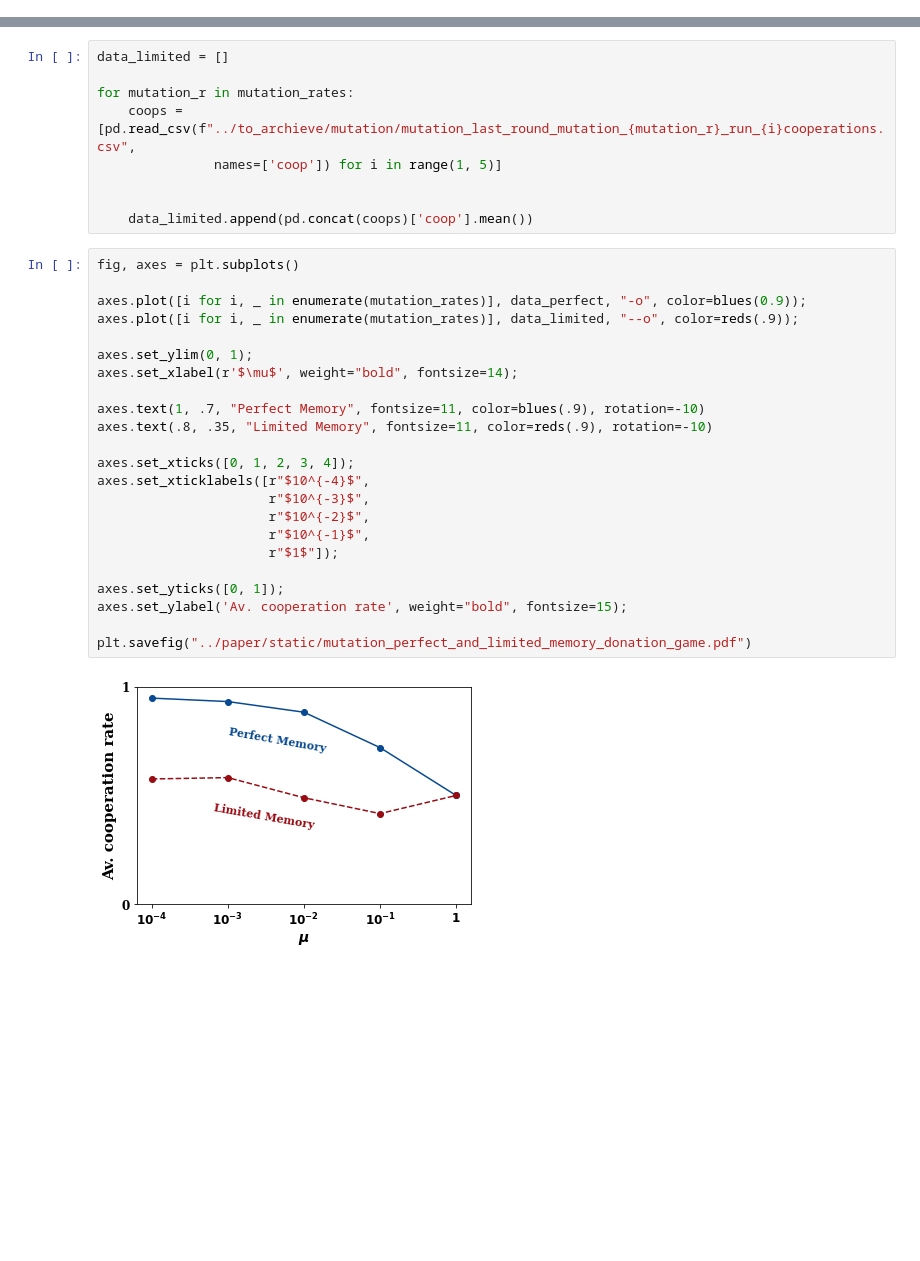
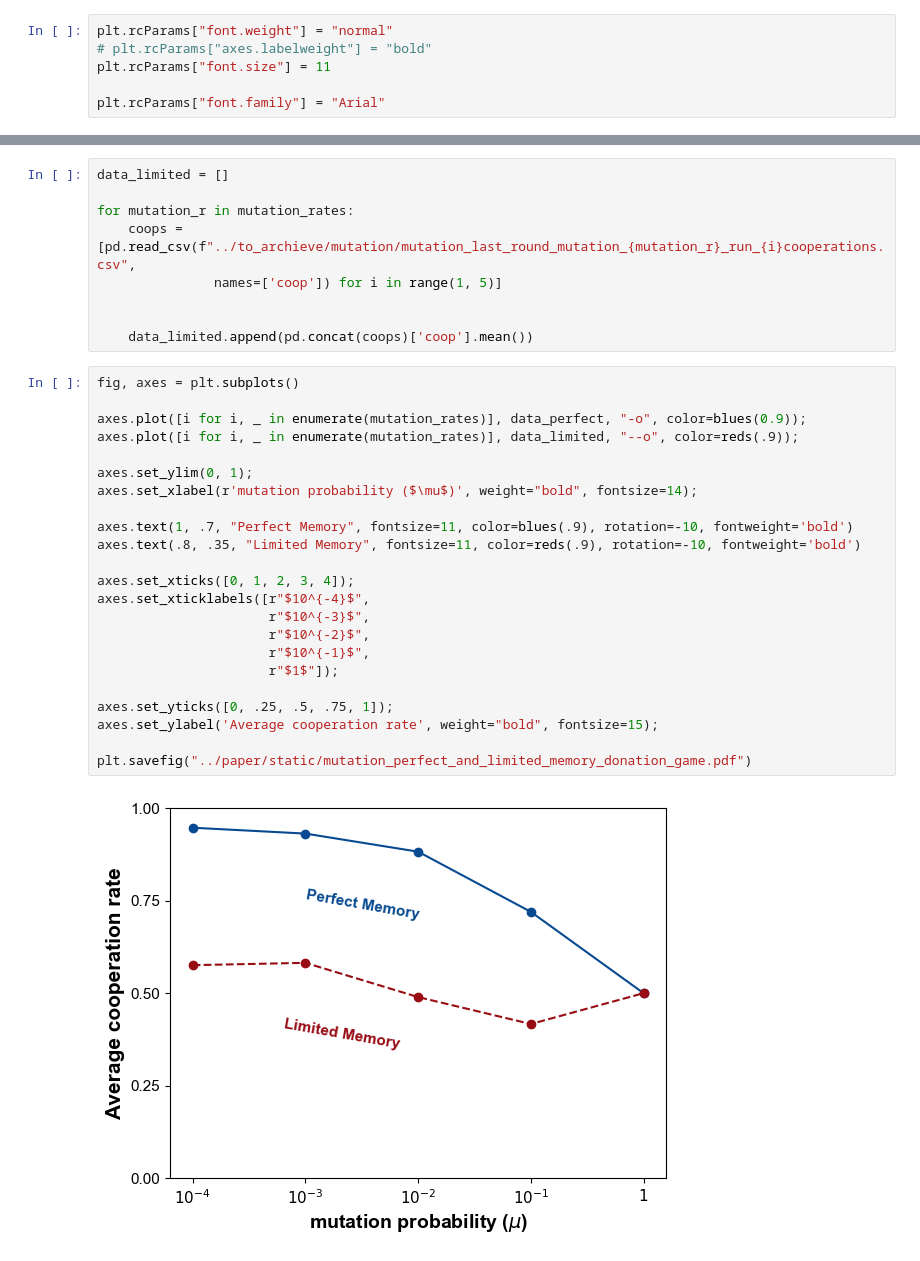
Before and after one commit to Nikoleta-v3/evolution-of-cooperation-with-limited-updating-payoff-memory, a Jupyter notebook: nbs/High Mutation Donation Game Perfect and Limited Memory .ipynb, the cells around one changed output, grey strips where cells are left out. Drawn from its saved outputs; the diff is of its cells as text; blank space fills up the shorter version.

```diff
--- a/nbs/High Mutation Donation Game Perfect and Limited Memory .ipynb
+++ b/nbs/High Mutation Donation Game Perfect and Limited Memory .ipynb
@@ -24,3 +17,9 @@ matplotlib.rc('font', **font)
+# %%
+plt.rcParams["font.weight"] = "normal"
+# plt.rcParams["axes.labelweight"] = "bold"
+plt.rcParams["font.size"] = 11
+
+plt.rcParams["font.family"] = "Arial"
 # %%
 reds, blues = matplotlib.cm.get_cmap("Reds"), matplotlib.cm.get_cmap("Blues")
 # %% [markdown]
@@ -48,25 +47,25 @@ for mutation_r in mutation_rates:
 # %%
 fig, axes = plt.subplots()
 
 axes.plot([i for i, _ in enumerate(mutation_rates)], data_perfect, "-o", color=blues(0.9));
 axes.plot([i for i, _ in enumerate(mutation_rates)], data_limited, "--o", color=reds(.9));
 
 axes.set_ylim(0, 1);
-axes.set_xlabel(r'$\mu$', weight="bold", fontsize=14);
+axes.set_xlabel(r'mutation probability ($\mu$)', weight="bold", fontsize=14);
 
-axes.text(1, .7, "Perfect Memory", fontsize=11, color=blues(.9), rotation=-10)
-axes.text(.8, .35, "Limited Memory", fontsize=11, color=reds(.9), rotation=-10)
+axes.text(1, .7, "Perfect Memory", fontsize=11, color=blues(.9), rotation=-10, fontweight='bold')
+axes.text(.8, .35, "Limited Memory", fontsize=11, color=reds(.9), rotation=-10, fontweight='bold')
 
 axes.set_xticks([0, 1, 2, 3, 4]);
 axes.set_xticklabels([r"$10^{-4}$",
                       r"$10^{-3}$",
                       r"$10^{-2}$",
                       r"$10^{-1}$",
                       r"$1$"]);
 
-axes.set_yticks([0, 1]);
-axes.set_ylabel('Av. cooperation rate', weight="bold", fontsize=15);
+axes.set_yticks([0, .25, .5, .75, 1]);
+axes.set_ylabel('Average cooperation rate', weight="bold", fontsize=15);
 
 plt.savefig("../paper/static/mutation_perfect_and_limited_memory_donation_game.pdf")
 # %% [output]
-[figure, old version]
+[figure, new version]
```
Also changed, not shown: parts of 2 cells of this notebook, 12 other files.
